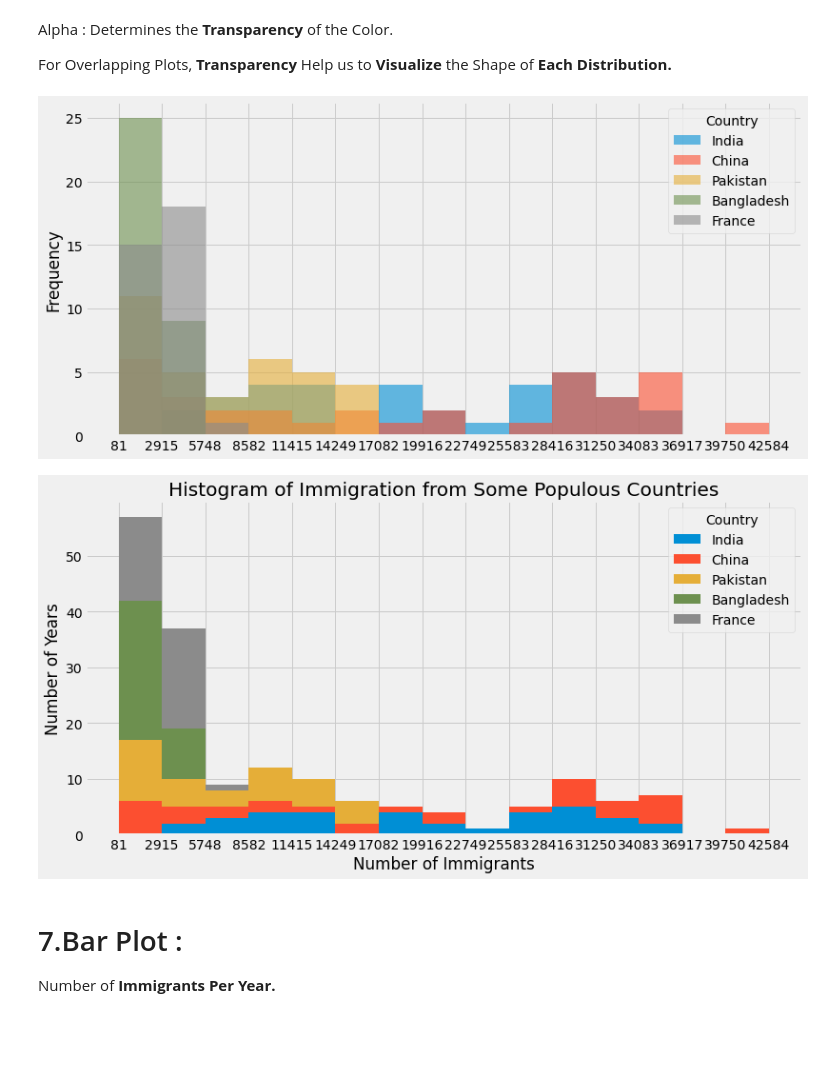
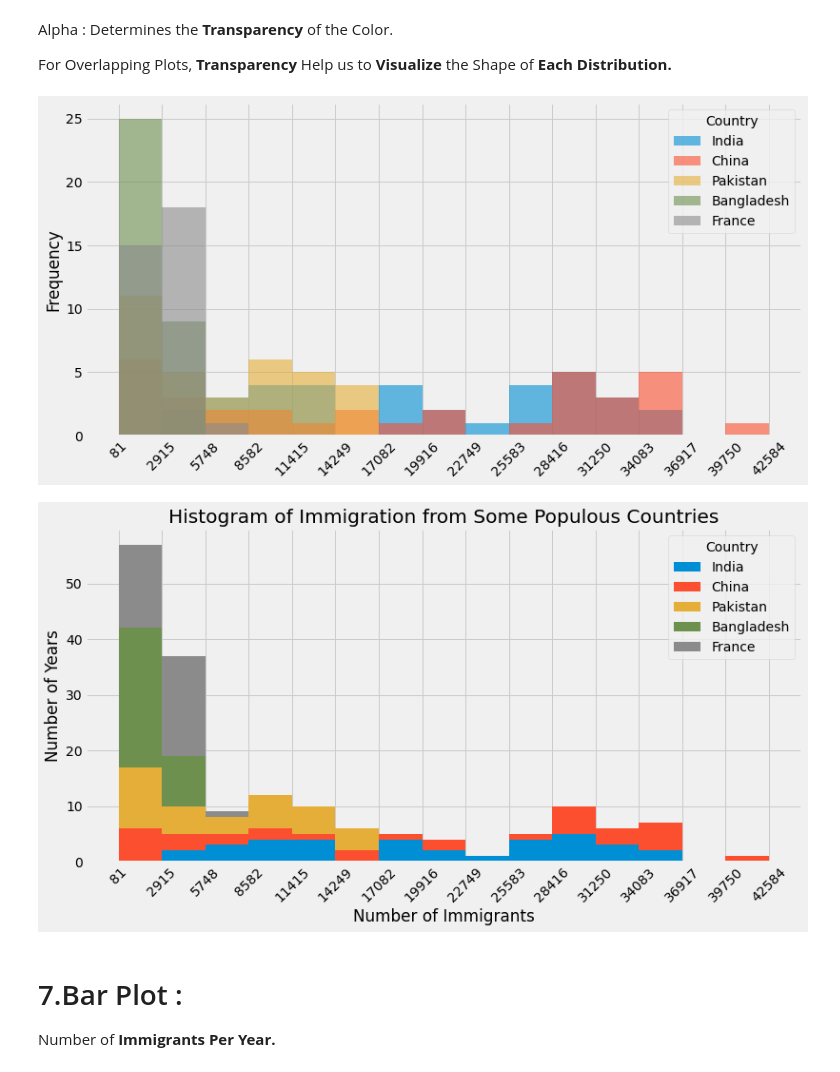
Before and after one commit to KIRANKUMAR7296/Matplotlib, a Jupyter notebook: Everyday Cheat Sheet.ipynb, the cells around one changed output. Saved outputs shown, nothing was run; the diff lists cells and outputs as text; code cells hidden in the pictures; blank space fills up the shorter version.

```diff
--- a/Everyday Cheat Sheet.ipynb
+++ b/Everyday Cheat Sheet.ipynb
@@ -359,16 +359,18 @@ Alpha : Determines the **Transparency** of the Color.
 For Overlapping Plots, **Transparency** Help us to **Visualize** the Shape of **Each Distribution.**
 # %%
 count, bin_edges = np.histogram(top,15)
-top.plot(kind = 'hist', figsize = (12,6), bins = 15, alpha = 0.6,xticks = bin_edges);
+top.plot(kind = 'hist', figsize = (12,6), bins = 15, alpha = 0.6,xticks = bin_edges)
+plt.xticks(rotation = 45);
 # %% [output]
-[figure, old version]
+[figure, new version]
 # %%
 top.plot(kind = 'hist',figsize = (12,6), bins = 15, xticks = bin_edges, stacked = True)
 plt.title('Histogram of Immigration from Some Populous Countries')
 plt.ylabel('Number of Years')
-plt.xlabel('Number of Immigrants');
+plt.xlabel('Number of Immigrants')
+plt.xticks(rotation = 45);
 # %% [output]
-[figure, old version]
+[figure, new version]
 # %% [markdown]
 # 7.Bar Plot :
 
```
Also changed, not shown: parts of 1 cell of this notebook.
